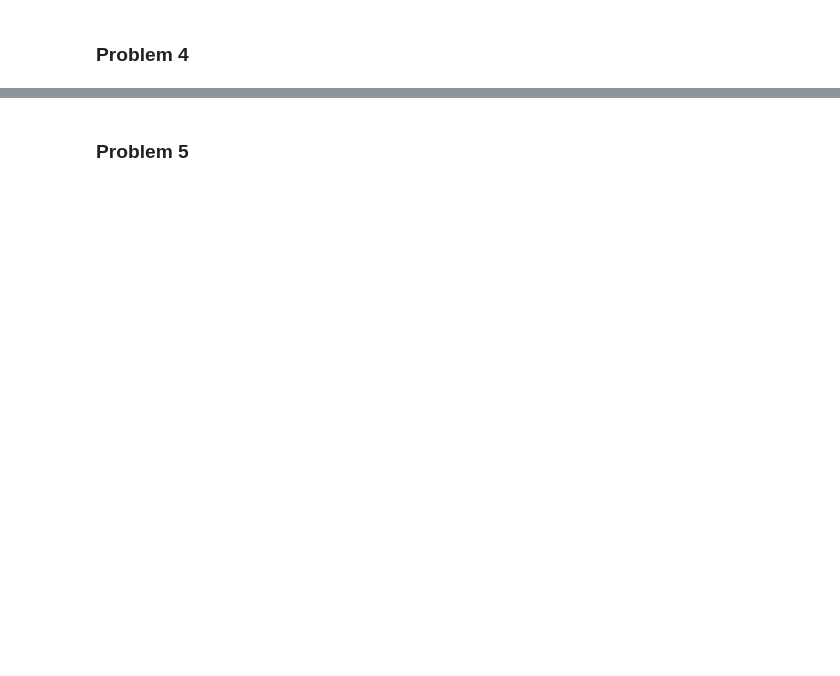
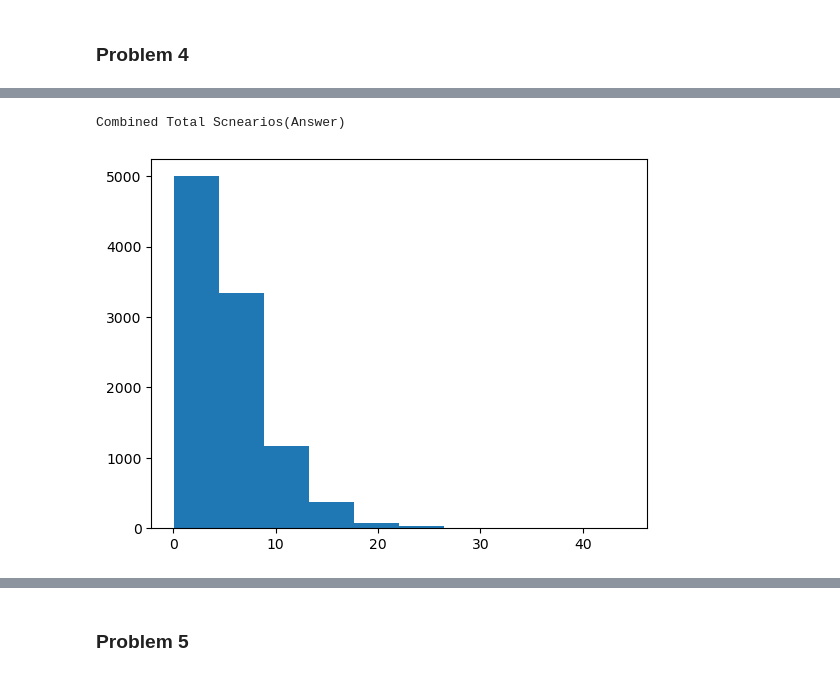
Before and after one commit to jhnboyy/CUNY_SPS_WORK, a Jupyter notebook: Spring2025/DATA605/Homework/Homework2/Homework2.ipynb, the cells around one changed output, grey strips where cells are left out. Cells and saved outputs as stored; diff of their text form; code cells hidden in the pictures; blank space fills up the shorter version.

```diff
--- a/Spring2025/DATA605/Homework/Homework2/Homework2.ipynb
+++ b/Spring2025/DATA605/Homework/Homework2/Homework2.ipynb
@@ -531,0 +597,28 @@ Question: Determine the distribution of the total number of calls received in an
+# %%
+#Exponential dist.
+
+import numpy as np
+import matplotlib.pyplot as plt
+lambda_A = 0.5
+lambda_B = 0.3
+
+# THis means 1 failure every 2 hours for Server A
+# This means 1 failure every ~3.33 hours for Server B
+
+
+samples_A = np.random.exponential(scale=2, size=10000)
+samples_B = np.random.exponential(scale=3.33, size=10000)
+
+# plt.hist(samples_A)
+# print("Lambda A Scenarios")
+# plt.show()
+# plt.hist(samples_B)
+# print("Lambda B Scenarios")
+# plt.show()
+print("Combined Total Scnearios(Answer)")
+total = samples_A+samples_B
+plt.hist(total)
+plt.show()
+# %% [output]
+Combined Total Scnearios(Answer)
+[figure, added]
```
Also changed, not shown: parts of 22 cells of this notebook, 10 other files.
